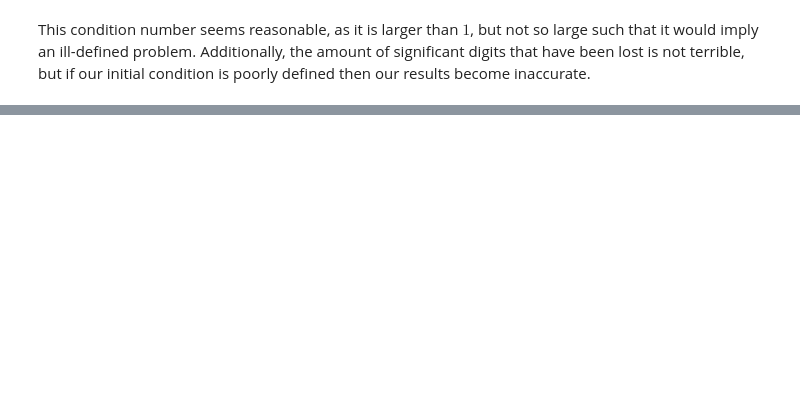
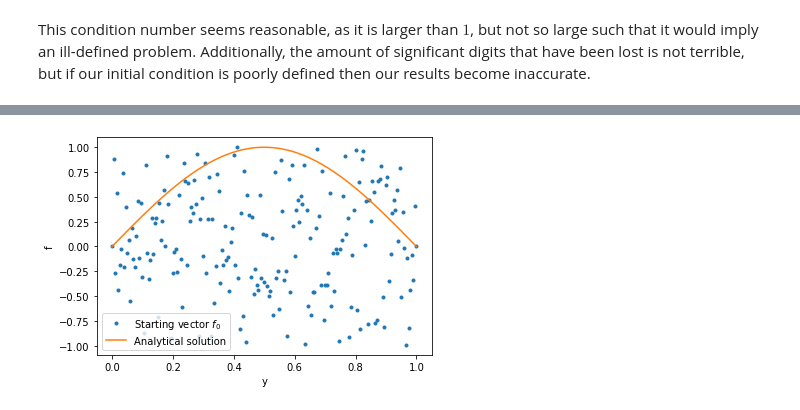
Before and after one commit to KevoSoftworks/mathematical_and_numerical_physics, a Jupyter notebook: part_2/part2.ipynb, the cells around one changed output, grey strips where cells are left out. Drawn from its saved outputs; the diff is of its cells as text; code cells hidden in the pictures; blank space fills up the shorter version.

```diff
--- a/part_2/part2.ipynb
+++ b/part_2/part2.ipynb
@@ -211,0 +220,14 @@ This condition number seems reasonable, as it is larger than $1$, but not so lar
+# %%
+N = 201
+y, dy = np.linspace(0, 1, N, retstep=True)
+f_ana = np.sin(np.pi * y)
+
+f = np.array([0, *(2*rng.random(N - 2) - 1), 0])
+
+plt.plot(y, f, '.', label=r"Starting vector $f_0$")
+plt.plot(y, f_ana, label=r"Analytical solution")
+plt.xlabel("y")
+plt.ylabel("f")
+plt.legend();
+# %% [output]
+[figure, added]
```
Also changed, not shown: parts of 8 cells of this notebook.
